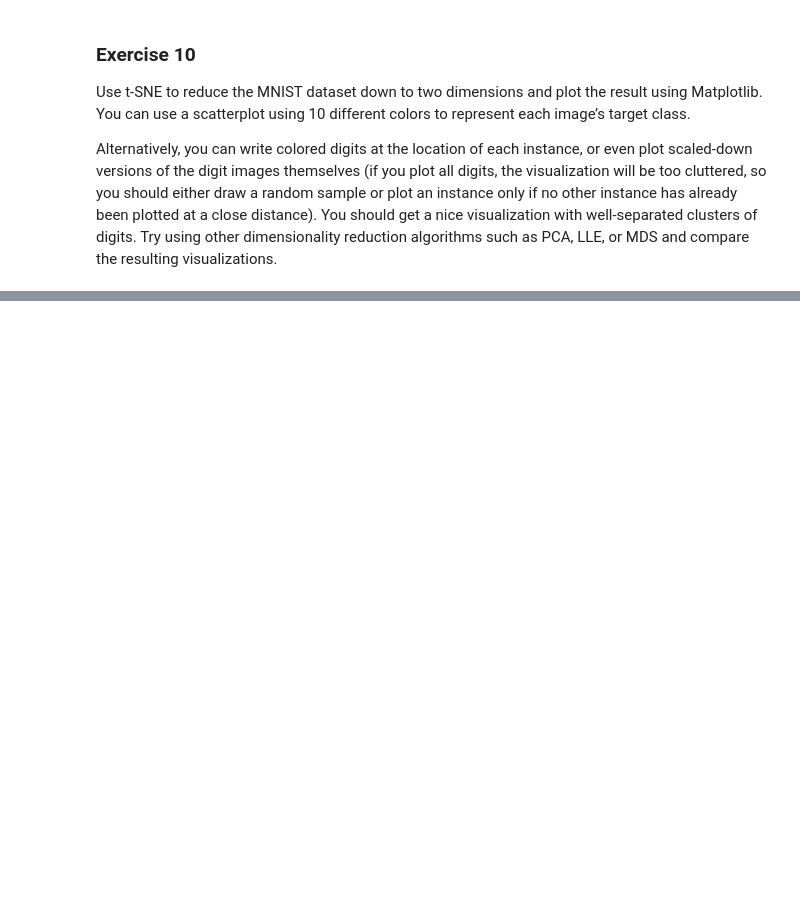
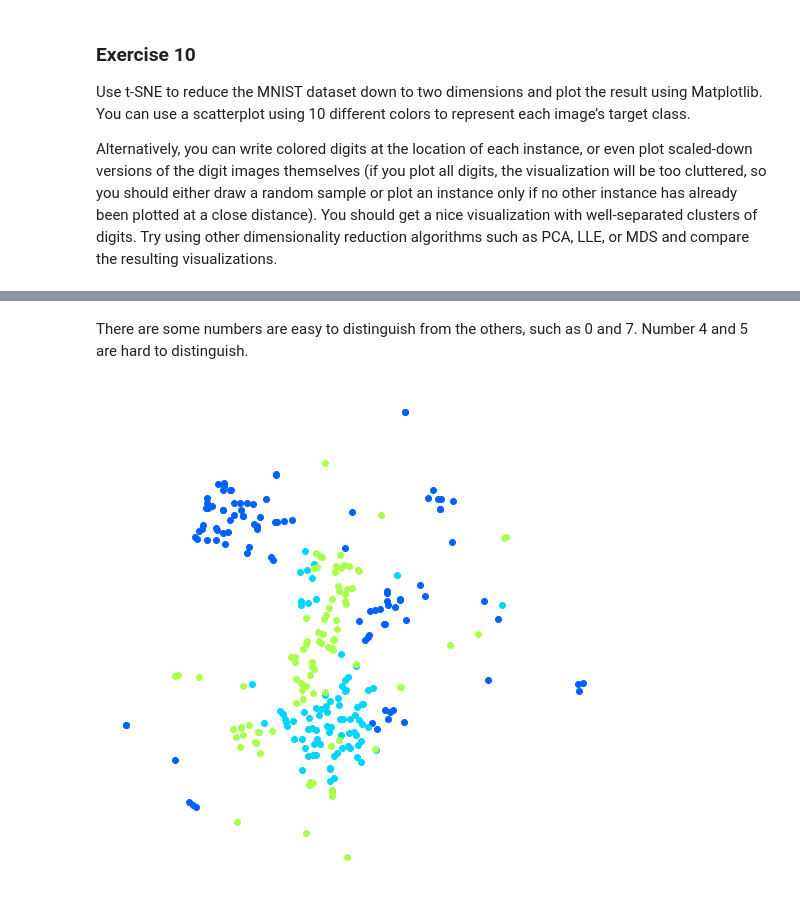
Before and after one commit to jinglingxing/Hands-on-Machine-Learning-with-Scikit-Learn-and-Tensorflow, a Jupyter notebook: 8_dimensionality_reduction.ipynb, the cells around one changed output, grey strips where cells are left out. Cells and saved outputs as stored; diff of their text form; code cells hidden in the pictures; blank space fills up the shorter version.

```diff
--- a/8_dimensionality_reduction.ipynb
+++ b/8_dimensionality_reduction.ipynb
@@ -52,0 +143,12 @@ Alternatively, you can write colored digits at the location of each instance, or
+# %% [markdown]
+There are some numbers are easy to distinguish from the others, such as 0 and 7. Number 4 and 5 are hard to distinguish.
+# %%
+import matplotlib as mpl
+plt.figure(figsize=(9, 9))
+cmap = mpl.cm.get_cmap("jet")
+for digit in (2,3,5):
+    plt.scatter(X_reduced[y==digit, 0], X_reduced[y==digit, 1], c=[cmap(digit/9)])
+plt.axis("off")
+plt.show()
+# %% [output]
+[figure, added]
```
Also changed, not shown: parts of 25 cells of this notebook.
